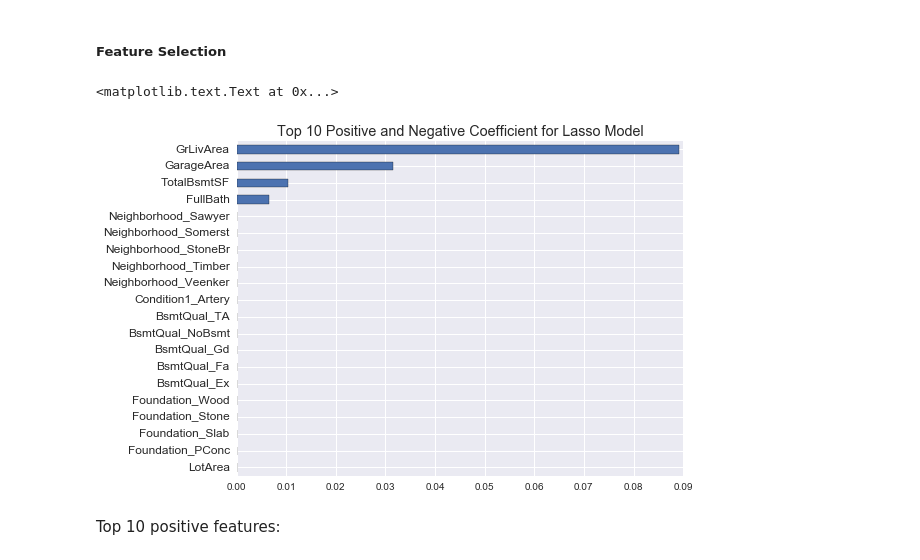
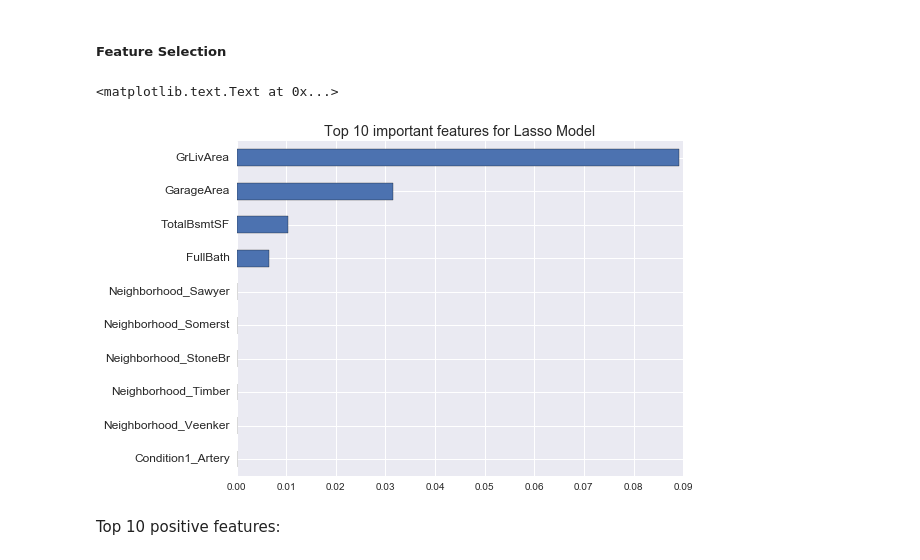
Before and after one commit to AngeloK/house-price-prediction, a Jupyter notebook: Linlin/house-price.ipynb, the cells around one changed output. Drawn from its saved outputs; the diff is of its cells as text; code cells hidden in the pictures.

Commit message:
implementing more models

```diff
--- a/Linlin/house-price.ipynb
+++ b/Linlin/house-price.ipynb
@@ -463,13 +463,16 @@ rmse_lasso_test
 # %% [markdown]
 ##### Feature Selection
 # %%
-coef = pd.Series(model_lasso.coef_, index = train_year_X.columns).sort_values()
-importance_coef_lasso = pd.concat([coef.head(10), coef.tail(10)])
-importance_coef_lasso.plot(kind = 'barh', grid = True)
-plt.title("Top 10 Positive and Negative Coefficient for Lasso Model")
+coef = pd.Series(model_lasso.coef_, index = train_year_X.columns).sort_values(ascending = True)
+#importance_coef_lasso = pd.concat([coef.head(10), coef.tail(10)])
+#importance_coef_lasso.plot(kind = 'barh', grid = True)
+#plt.title("Top 10 Positive and Negative Coefficient for Lasso Model")
+
+coef.tail(10).plot(kind = 'barh', grid = True)
+plt.title("Top 10 important features for Lasso Model")
 # %% [output]
 <matplotlib.text.Text at 0x...>
-[figure, old version]
+[figure, new version]
 # %% [markdown]
 Top 10 positive features:
 # %%
```
Also changed, not shown: parts of 7 cells of this notebook.
